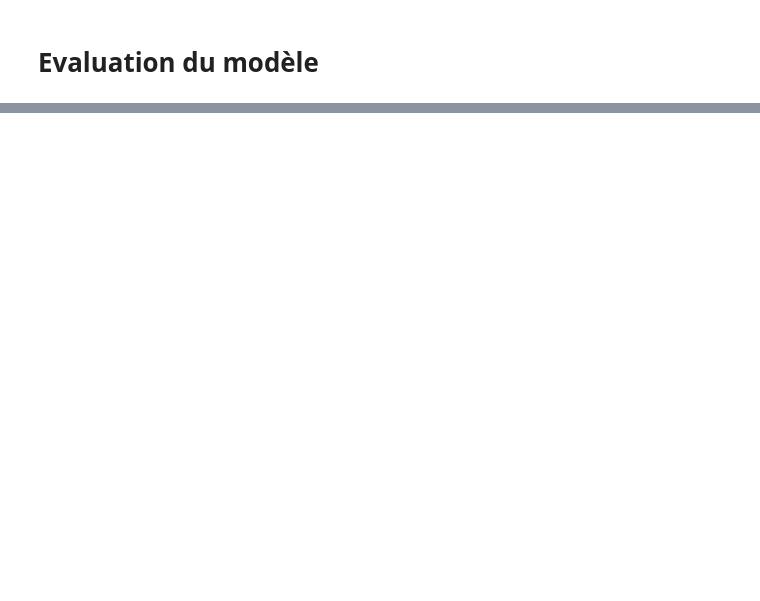
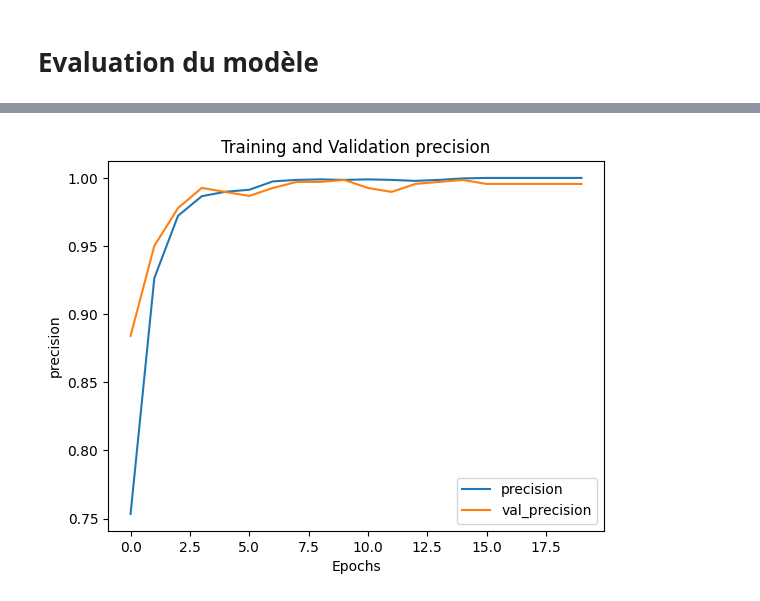
Before and after one commit to IliesChibane/Exploring-the-OPPORTUNITY-Dataset-for-Activity-Recognition, a Jupyter notebook: CNN_Classification.ipynb, the cells around one changed output, grey strips where cells are left out. Cells and saved outputs as stored; diff of their text form; code cells hidden in the pictures; blank space fills up the shorter version.

```diff
--- a/CNN_Classification.ipynb
+++ b/CNN_Classification.ipynb
@@ -527,0 +353,10 @@ z
+# %%
+plt.plot(history.history['precision'], label='precision')
+plt.plot(history.history['val_precision'], label='Validation precision')
+plt.xlabel("Epochs")
+plt.ylabel('precision')
+plt.legend(['precision', 'val_precision'])
+plt.title('Training and Validation precision')
+plt.show()
+# %% [output]
+[figure, added]
```
Also changed, not shown: parts of 31 cells of this notebook, 2 other files.
